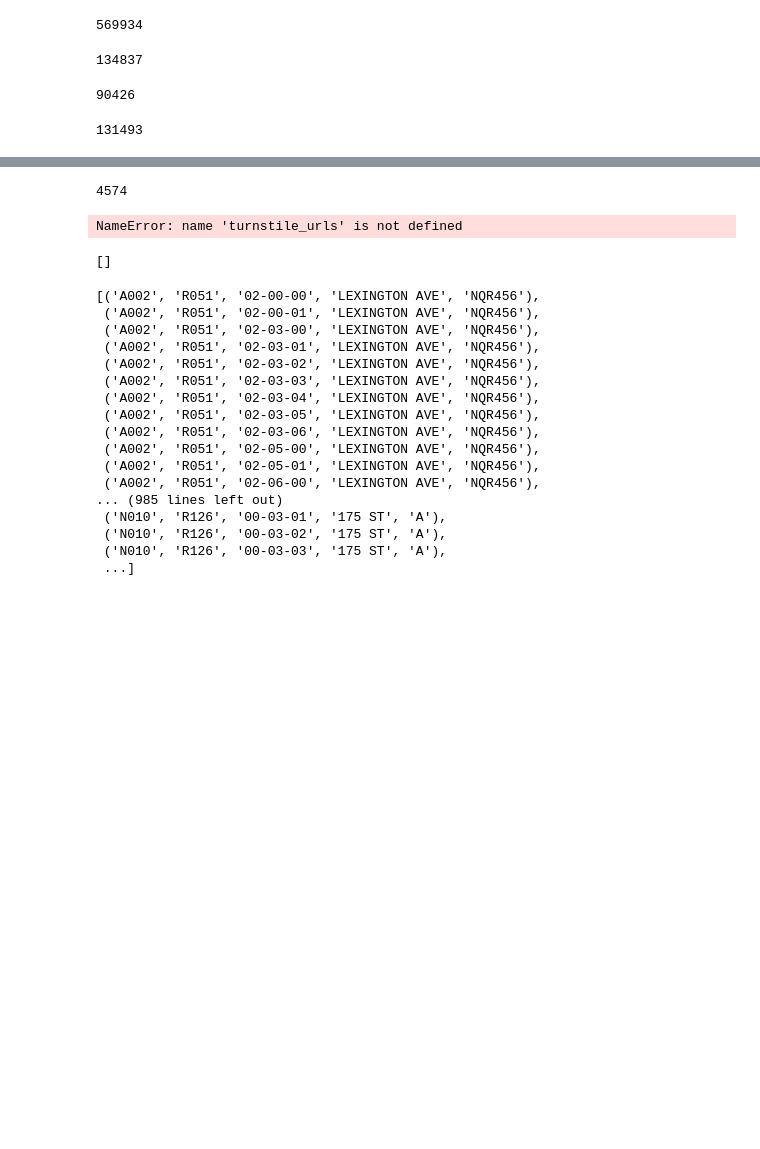
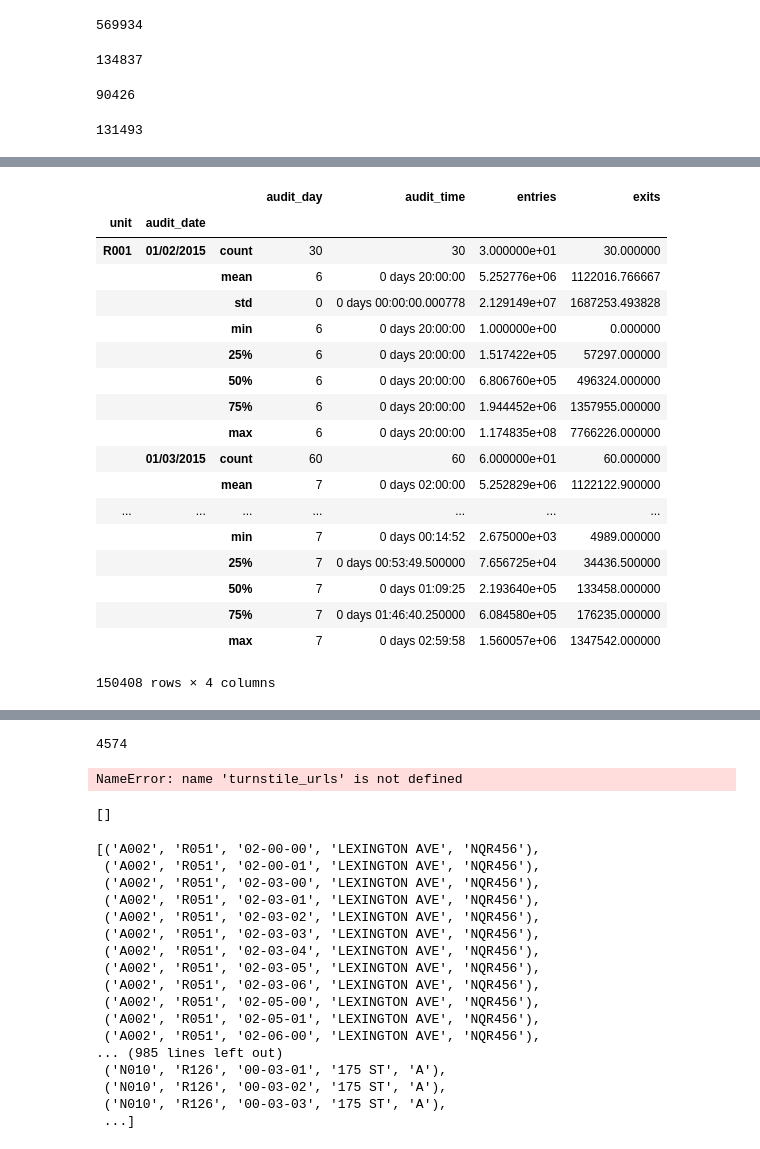
Before and after one commit to JessicaFreaner/Gentrification, a Jupyter notebook: Kojak_MTA_MySQL_2.ipynb, the cells around one changed output, grey strips where cells are left out. Drawn from its saved outputs; the diff is of its cells as text; code cells hidden in the pictures; blank space fills up the shorter version.

Commit message:
Update notebook. Filter Friday nite values.

```diff
--- a/Kojak_MTA_MySQL_2.ipynb
+++ b/Kojak_MTA_MySQL_2.ipynb
@@ -251,0 +233,26 @@ fri_grouped_by_station = friday_nite_df.groupby('unit')
+# %%
+fri_nite_grouped_by_station = friday_all_nite_df.groupby(['unit', 'audit_date'])
+fri_nite_entries_grouped_by_station = friday_all_nite_df.groupby(['unit', 'audit_date'])['entries']
+fri_nite_exits_grouped_by_station = friday_all_nite_df.groupby(['unit', 'audit_date'])['exits']
+# %%
+fri_nite_grouped_by_station.describe()
+# %% [output]
+|  |  |  | audit_day | audit_time | entries | exits |
+| unit | audit_date |  |  |  |  |  |
+| R001 | 01/02/2015 | count | 30 | 30 | 3.000000e+01 | 30.000000 |
+|  |  | mean | 6 | 0 days 20:00:00 | 5.252776e+06 | 1122016.766667 |
+|  |  | std | 0 | 0 days 00:00:00.000778 | 2.129149e+07 | 1687253.493828 |
+|  |  | min | 6 | 0 days 20:00:00 | 1.000000e+00 | 0.000000 |
+|  |  | 25% | 6 | 0 days 20:00:00 | 1.517422e+05 | 57297.000000 |
+|  |  | 50% | 6 | 0 days 20:00:00 | 6.806760e+05 | 496324.000000 |
+|  |  | 75% | 6 | 0 days 20:00:00 | 1.944452e+06 | 1357955.000000 |
+|  |  | max | 6 | 0 days 20:00:00 | 1.174835e+08 | 7766226.000000 |
+|  | 01/03/2015 | count | 60 | 60 | 6.000000e+01 | 60.000000 |
+|  |  | mean | 7 | 0 days 02:00:00 | 5.252829e+06 | 1122122.900000 |
+| ... | ... | ... | ... | ... | ... | ... |
+|  |  | min | 7 | 0 days 00:14:52 | 2.675000e+03 | 4989.000000 |
+|  |  | 25% | 7 | 0 days 00:53:49.500000 | 7.656725e+04 | 34436.500000 |
+|  |  | 50% | 7 | 0 days 01:09:25 | 2.193640e+05 | 133458.000000 |
+|  |  | 75% | 7 | 0 days 01:46:40.250000 | 6.084580e+05 | 176235.000000 |
+|  |  | max | 7 | 0 days 02:59:58 | 1.560057e+06 | 1347542.000000 |
+150408 rows × 4 columns
```
Also changed, not shown: parts of 8 cells of this notebook.
